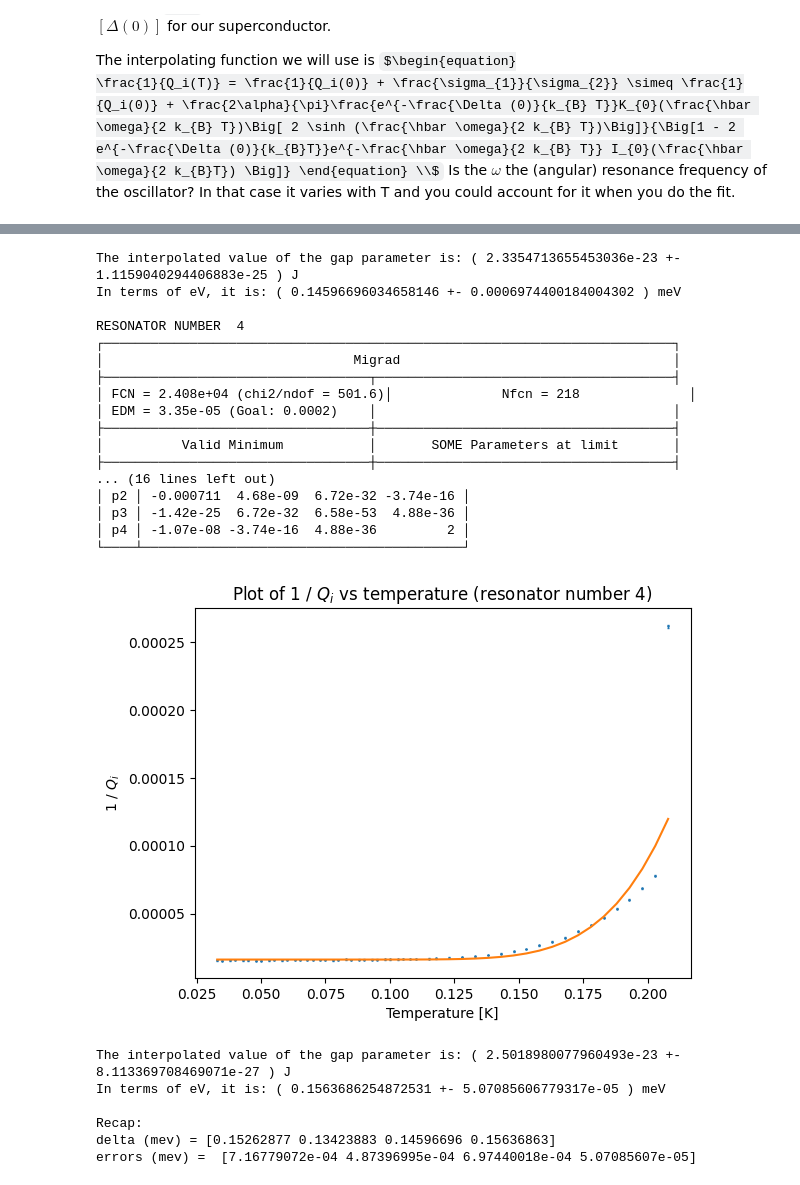
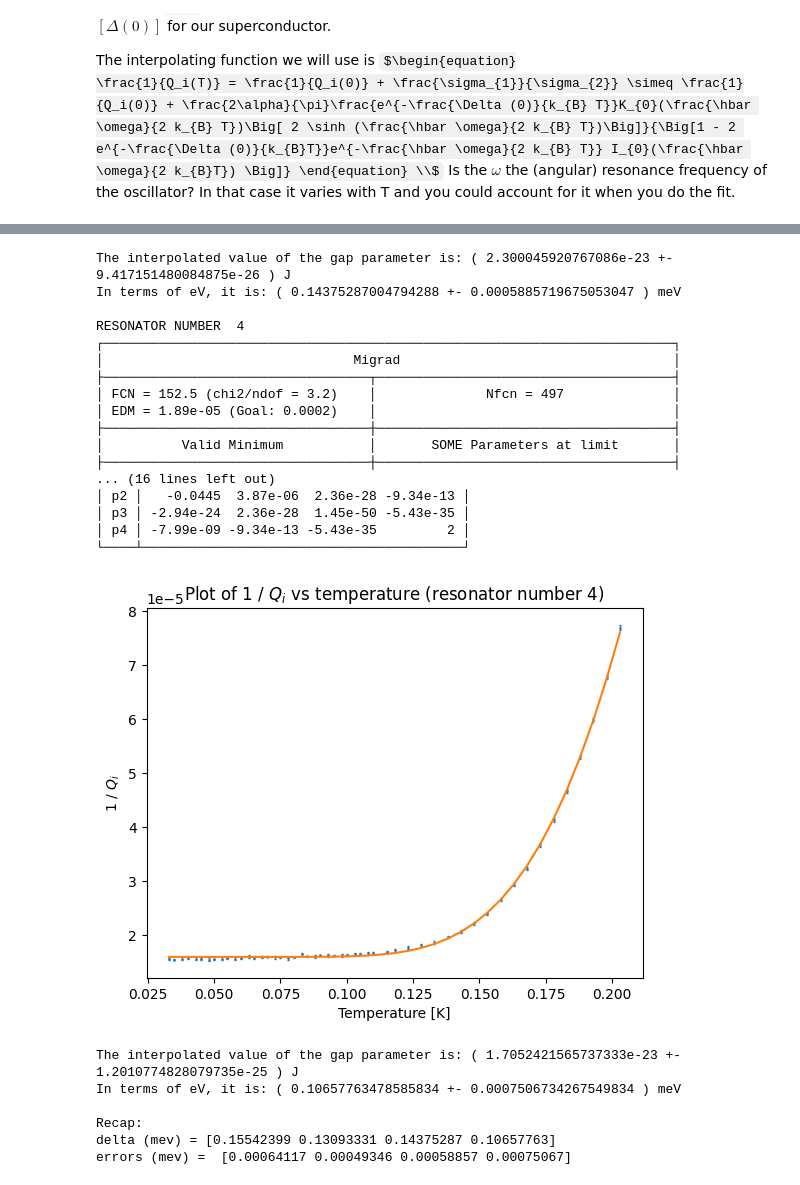
Before and after one commit to biqute/QTLab2223, a Jupyter notebook: SingleIRdetection/characterization/characterization.ipynb, the cells around one changed output, grey strips where cells are left out. Cells and saved outputs as stored; diff of their text form; code cells hidden in the pictures; some formulas as TeX source.

```diff
--- a/SingleIRdetection/characterization/characterization.ipynb
+++ b/SingleIRdetection/characterization/characterization.ipynb
@@ -114,7 +114,7 @@ We're going to be interested mainly in $p_3$, which is the $Q_i \, .\\$
 Different cells do slightly different things. Read above each cell to understand what it does.
 # %%
 
-def fit_amp_data(f_transl, amp, amp_err, amp_model):     #Performs the fit on our data for a single resonance
+def fit_amp_data(f_transl, amp, amp_err, amp_model, k):     #Performs the fit on our data for a single resonance
     least_squares = LeastSquares(f_transl, amp, amp_err, amp_model)
     m = Minuit(least_squares, p1 = 1, p2 = 1e3, p3 =  6e4, p4 = -0.5, p5 = 0, p6 = -1e-9,  p7 = -1e-19, p8 = 0)  # starting values for our parameters
     m.limits['p2'] = (1e3, 1e7)
@@ -122,6 +122,9 @@ def fit_amp_data(f_transl, amp, amp_err, amp_model):     #Performs the fit on ou
     m.limits['p5'] = (-0.005*1e9, 0.005*1e9)
     m.limits['p6'] = (-1e-8, 1e-8)
     m.limits['p7'] = (-1e-18, 1e-18)
+    m.limits['p8'] = (-1e-25, 1e-25)
+    if (k == 0):
+        m.limits['p8'] = (-1e-23, 1e-23)
     fit = m.migrad()        #This is the command that performs the fit
     return fit, m
 
@@ -129,8 +132,8 @@ def fit_amp_data(f_transl, amp, amp_err, amp_model):     #Performs the fit on ou
 temps = np.arange(35, 120, 5)
 temps = np.append(temps, np.arange(33, 113, 5))
 temps = np.append(temps, np.arange(118, 208, 5))
-temps = np.append(temps, np.arange(208, 258, 10))
-temps = np.append(temps, np.arange(278, 358, 10))
+temps = np.append(temps, np.arange(208, 288, 10))
+#temps = np.append(temps, np.arange(288, 358, 10))
 
 temps = np.sort(temps)
 
@@ -141,6 +144,9 @@ date = np.array(['Feb_16_2023-15_10_57', 'Feb_17_2023-17_42_07','Feb_16_2023-16_
 j = 0           # index that counts the temperatures
 res_freqs = np.zeros(4)
 
+#Here we can eventually examine some specific cases for certain temperatures, or simply analize a random sample of two
+
+select = np.random.choice(temps, 2)
 
 for temp in temps:
     i = 0
@@ -177,7 +183,7 @@ for temp in temps:
             amp_err = 0.01 * np.ones(len(f))
 
         # Perform the fit of the resonance profile with our model
-        fit, m = fit_amp_data(f_transl, amp, amp_err, amp_model)
+        fit, m = fit_amp_data(f_transl, amp, amp_err, amp_model, k)
         valid, accurate = fit_check(m)
         if(valid == False or accurate == False):
             print('There has been some trouble with the fit at temperature ' + str(temp) + ' mK of the resonance number ' + str(k+1) +'. \n Make a check!' )
@@ -185,9 +191,7 @@ for temp in temps:
         error_p3 = fit.errors["p3"]
         Q_i_err[j][k] = error_p3
 
-        #Here we can eventually examine some specific cases for certain temperatures
-
-        '''if (temp==45 or temp == 75 or temp == 115):
+        if (temp == select[0] or temp == select[1]):
             print('Il valore di Q_i per la risonanza numero ' + str(1) + ' e per la temperatura ' + str(temp) + 'mK è:' + str(Q_i[j][k]))
             print(fit)
             print('Errore su p3. ' + str(error_p3) + '\n')
@@ -280,7 +376,7 @@ delta = np.zeros(shape = Q_i[0,:].shape)
 delta_err = np.zeros(shape = Q_i[0,:].shape)
 
 res = 0
-lim_temp_index = np.array([57, 58, 57, 52])
+lim_temp_index = np.array([60, 57, 57, 51])
 
 for k in range(4):
 
@@ -362,25 +458,25 @@ RESONATOR NUMBER  3
-The interpolated value of the gap parameter is: ( 2.3354713655453036e-23 +- 1.1159040294406883e-25 ) J
-In terms of eV, it is: ( 0.14596696034658146 +- 0.0006974400184004302 ) meV
+The interpolated value of the gap parameter is: ( 2.300045920767086e-23 +- 9.417151480084875e-26 ) J
+In terms of eV, it is: ( 0.14375287004794288 +- 0.0005885719675053047 ) meV
 
 RESONATOR NUMBER  4
 ┌─────────────────────────────────────────────────────────────────────────┐
 │                                Migrad                                   │
 ├──────────────────────────────────┬──────────────────────────────────────┤
-│ FCN = 2.408e+04 (chi2/ndof = 501.6)│              Nfcn = 218              │
-│ EDM = 3.35e-05 (Goal: 0.0002)    │                                      │
+│ FCN = 152.5 (chi2/ndof = 3.2)    │              Nfcn = 497              │
+│ EDM = 1.89e-05 (Goal: 0.0002)    │                                      │
 ├──────────────────────────────────┼──────────────────────────────────────┤
 │          Valid Minimum           │       SOME Parameters at limit       │
 ├──────────────────────────────────┼──────────────────────────────────────┤
 ... (16 lines left out)
-│ p2 │ -0.000711  4.68e-09  6.72e-32 -3.74e-16 │
-│ p3 │ -1.42e-25  6.72e-32  6.58e-53  4.88e-36 │
-│ p4 │ -1.07e-08 -3.74e-16  4.88e-36         2 │
+│ p2 │   -0.0445  3.87e-06  2.36e-28 -9.34e-13 │
+│ p3 │ -2.94e-24  2.36e-28  1.45e-50 -5.43e-35 │
+│ p4 │ -7.99e-09 -9.34e-13 -5.43e-35         2 │
 └────┴─────────────────────────────────────────┘
-[figure, old version]
+[figure, new version]
-The interpolated value of the gap parameter is: ( 2.5018980077960493e-23 +- 8.113369708469071e-27 ) J
-In terms of eV, it is: ( 0.1563686254872531 +- 5.07085606779317e-05 ) meV
+The interpolated value of the gap parameter is: ( 1.7052421565737333e-23 +- 1.2010774828079735e-25 ) J
+In terms of eV, it is: ( 0.10657763478585834 +- 0.0007506734267549834 ) meV
 
 Recap:
-delta (mev) = [0.15262877 0.13423883 0.14596696 0.15636863]
-errors (mev) =  [7.16779072e-04 4.87396995e-04 6.97440018e-04 5.07085607e-05]
+delta (mev) = [0.15542399 0.13093331 0.14375287 0.10657763]
+errors (mev) =  [0.00064117 0.00049346 0.00058857 0.00075067]
 # %%
```
Also changed, not shown: parts of 5 cells of this notebook.
